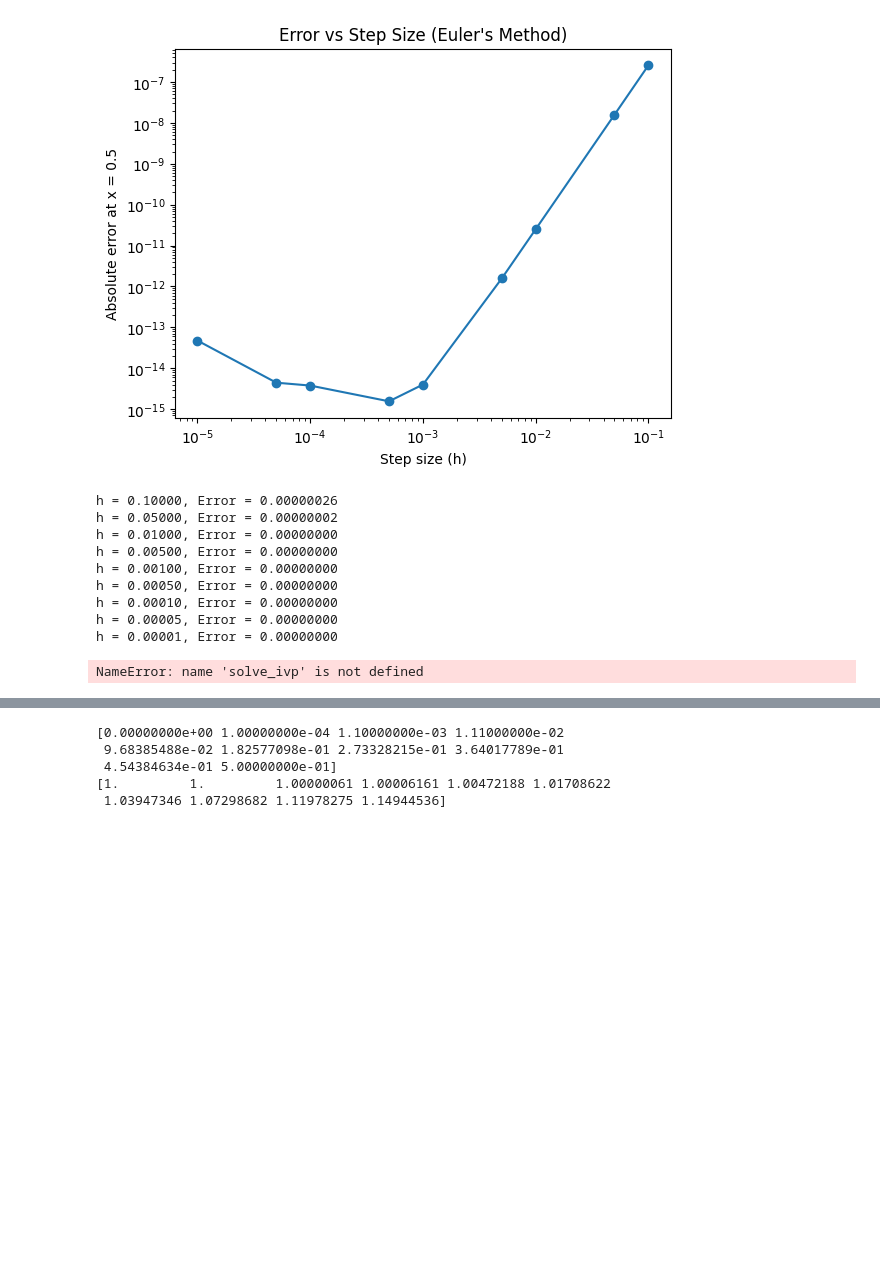
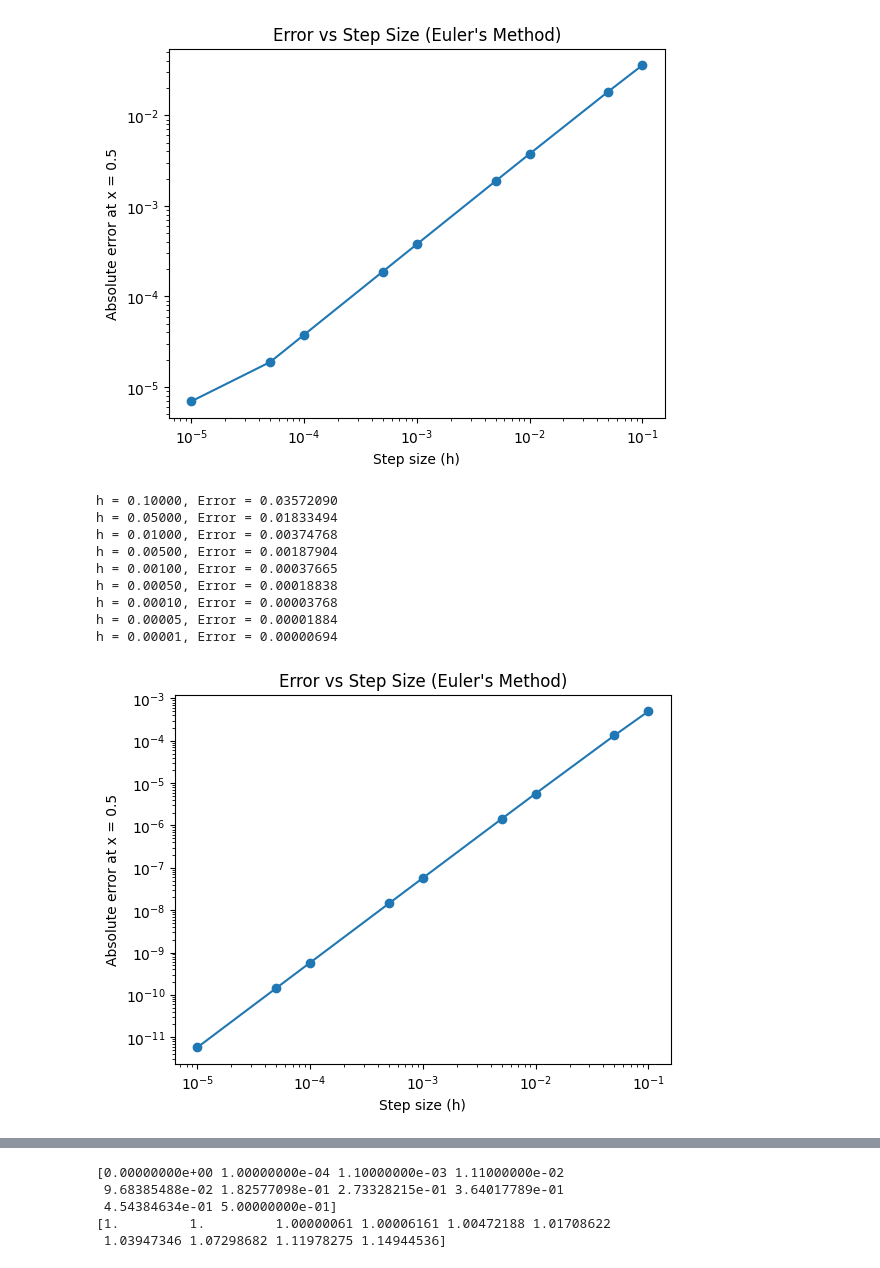
Before and after one commit to astroartics/Numerical_Analysis, a Jupyter notebook: Sem_3/ODE.ipynb, the cells around one changed output, grey strips where cells are left out. Drawn from its saved outputs; the diff is of its cells as text; code cells hidden in the pictures; blank space fills up the shorter version.

```diff
--- a/Sem_3/ODE.ipynb
+++ b/Sem_3/ODE.ipynb
@@ -99,24 +99,24 @@ class ODE:
 
         for h_val, err in zip(h_values, errors):
             print(f"h = {h_val:.5f}, Error = {err:.8f}")
-# %%
-ode_obj = ODE(0.0, 0.5, 1)
-# ode_obj.compare_error("Eulers")
-
-# ode_obj.modified_euler_method(0.2)
-# ode_obj.compare_error("Modified_Eulers")
-
-ode_obj.rk4(0.25)
-ode_obj.compare_error("RK4")
-# %% [output]
-[figure, removed]
-h = 0.10000, Error = 0.00000026
-h = 0.05000, Error = 0.00000002
-h = 0.01000, Error = 0.00000000
-h = 0.00500, Error = 0.00000000
-h = 0.00100, Error = 0.00000000
-h = 0.00050, Error = 0.00000000
-h = 0.00010, Error = 0.00000000
-h = 0.00005, Error = 0.00000000
-h = 0.00001, Error = 0.00000000
-NameError: name 'solve_ivp' is not defined
+# %%
+ode_obj = ODE(0.0, 0.5, 1)
+ode_obj.compare_error("Eulers")
+
+# ode_obj.modified_euler_method(0.2)
+ode_obj.compare_error("Modified_Eulers")
+
+ode_obj.rk4(0.25)
+ode_obj.compare_error("RK4")
+# %% [output]
+[figure, added]
+h = 0.10000, Error = 0.03572090
+h = 0.05000, Error = 0.01833494
+h = 0.01000, Error = 0.00374768
+h = 0.00500, Error = 0.00187904
+h = 0.00100, Error = 0.00037665
+h = 0.00050, Error = 0.00018838
+h = 0.00010, Error = 0.00003768
+h = 0.00005, Error = 0.00001884
+h = 0.00001, Error = 0.00000694
+[figure, added]
```
Also changed, not shown: parts of 3 cells of this notebook.
